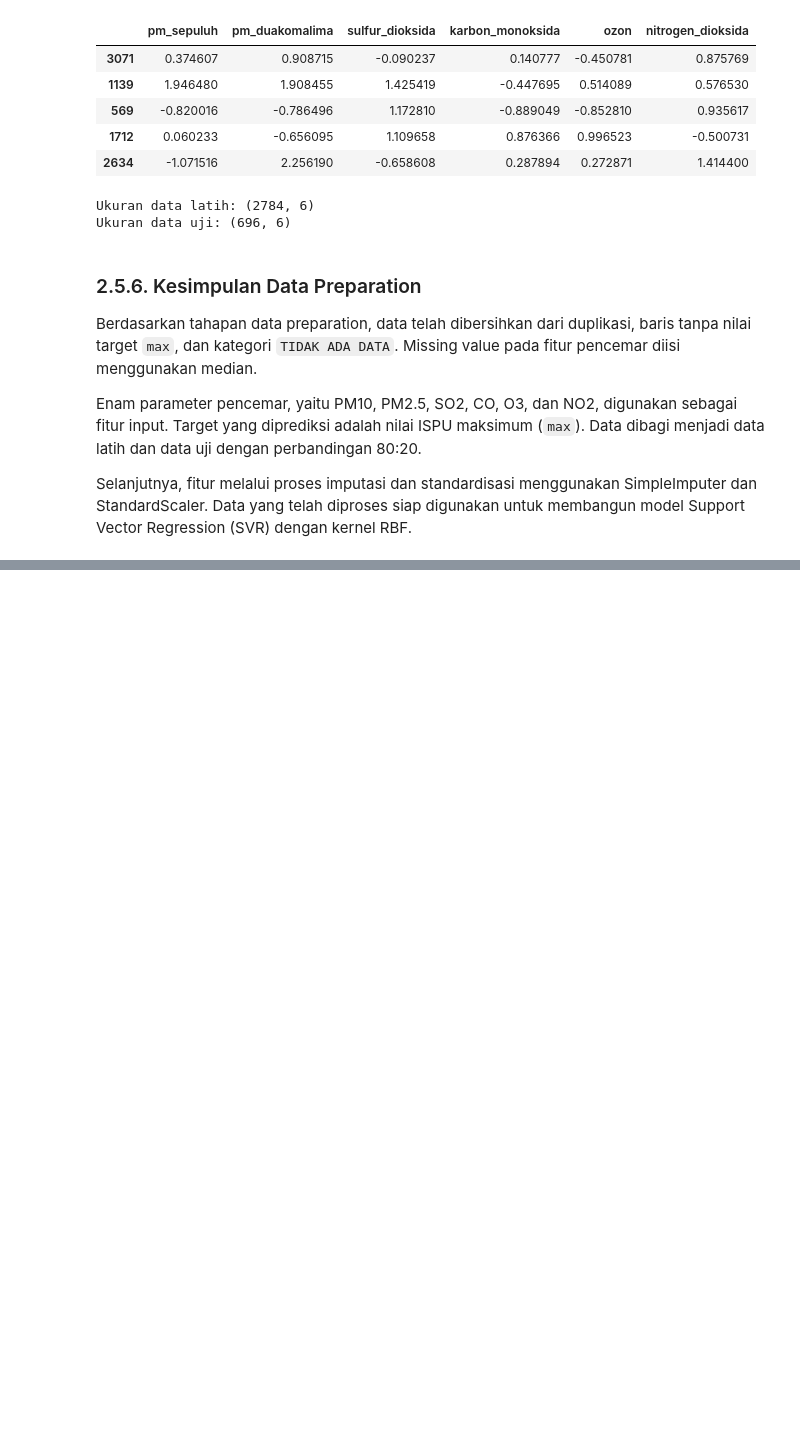
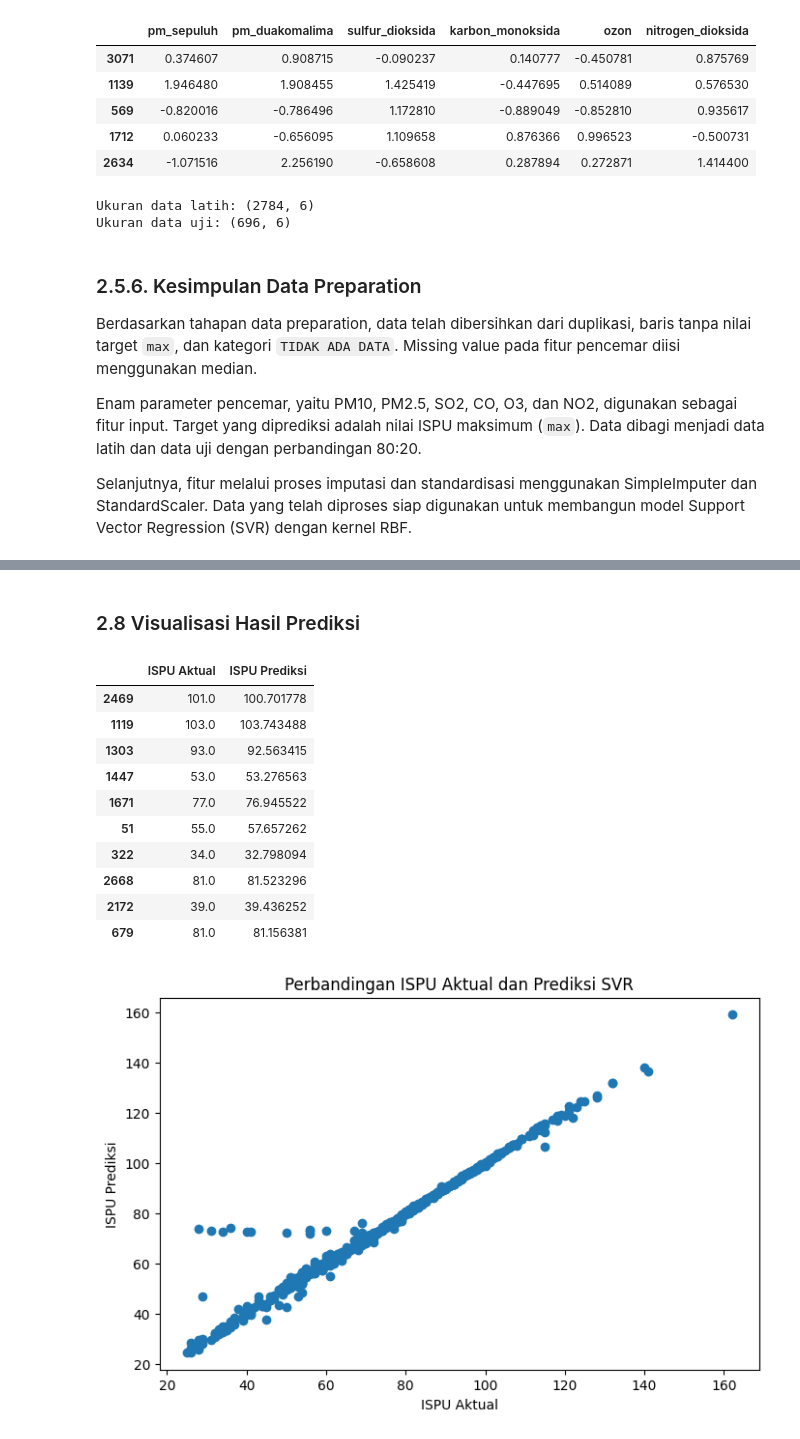
Before and after one commit to Cantikazahra/49_IF-E_titut-titut, a Jupyter notebook: Projek_ISPU.ipynb, the cells around one changed output, grey strips where cells are left out. Saved outputs shown, nothing was run; the diff lists cells and outputs as text; code cells hidden in the pictures; blank space fills up the shorter version.

```diff
--- a/Projek_ISPU.ipynb
+++ b/Projek_ISPU.ipynb
@@ -995,0 +1006,12 @@ Selanjutnya, fitur melalui proses imputasi dan standardisasi menggunakan SimpleI
+# %%
+# Membuat model SVR dengan kernel RBF
+model_svr = SVR(kernel="rbf")
+
+# Melatih model menggunakan data training
+model_svr.fit(X_train_preprocessed, y_train)
+
+# Melakukan prediksi pada data testing
+y_pred_awal = model_svr.predict(X_test_preprocessed)
+
+print("Model SVR berhasil dibuat.")
+print("Jumlah hasil prediksi:", len(y_pred_awal))
@@ -995,0 +1079,8 @@ Selanjutnya, fitur melalui proses imputasi dan standardisasi menggunakan SimpleI
+# %%
+# Mengambil model dengan parameter terbaik
+model_svr_terbaik = grid_search.best_estimator_
+
+# Melakukan prediksi menggunakan model terbaik
+y_pred = model_svr_terbaik.predict(X_test_preprocessed)
+
+print("Prediksi menggunakan model SVR terbaik berhasil dilakukan.")
@@ -995,0 +1112,31 @@ Selanjutnya, fitur melalui proses imputasi dan standardisasi menggunakan SimpleI
+# %% [markdown]
+### 2.8 Visualisasi Hasil Prediksi
+# %%
+# Membuat tabel perbandingan nilai aktual dan prediksi
+hasil_prediksi = pd.DataFrame({
+    "ISPU Aktual": y_test.values,
+    "ISPU Prediksi": y_pred
+}, index=y_test.index)
+
+display(hasil_prediksi.head(10))
+
+# Membuat grafik nilai aktual dan prediksi
+plt.figure(figsize=(8, 5))
+plt.scatter(y_test, y_pred)
+plt.xlabel("ISPU Aktual")
+plt.ylabel("ISPU Prediksi")
+plt.title("Perbandingan ISPU Aktual dan Prediksi SVR")
+plt.show()
+# %% [output]
+|  | ISPU Aktual | ISPU Prediksi |
+| 2469 | 101.0 | 100.701778 |
+| 1119 | 103.0 | 103.743488 |
+| 1303 | 93.0 | 92.563415 |
+| 1447 | 53.0 | 53.276563 |
+| 1671 | 77.0 | 76.945522 |
+| 51 | 55.0 | 57.657262 |
+| 322 | 34.0 | 32.798094 |
+| 2668 | 81.0 | 81.523296 |
+| 2172 | 39.0 | 39.436252 |
+| 679 | 81.0 | 81.156381 |
+[figure, added]
```
Also changed, not shown: parts of 15 cells of this notebook.
